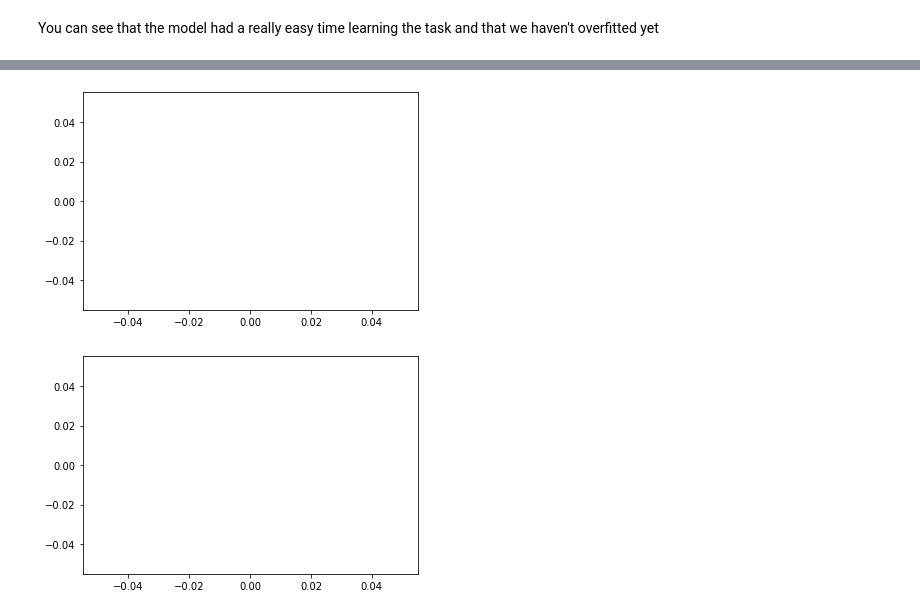
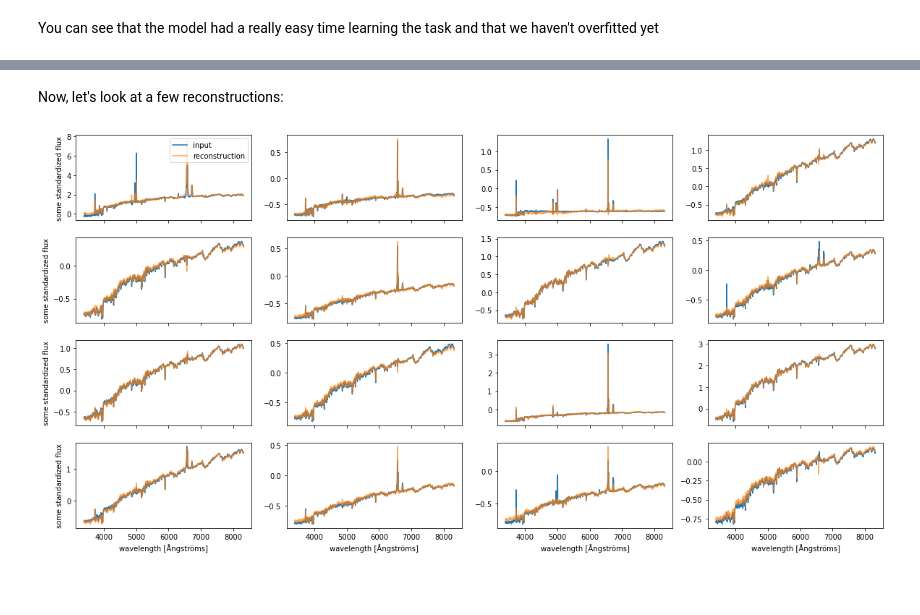
Before and after one commit to VMBoehm/ML_Lectures, a Jupyter notebook: IntroductionToVariationalAutoencoders_solutions.ipynb, the cells around one changed output, grey strips where cells are left out. Drawn from its saved outputs; the diff is of its cells as text; code cells hidden in the pictures; blank space fills up the shorter version.

```diff
--- a/IntroductionToVariationalAutoencoders_solutions.ipynb
+++ b/IntroductionToVariationalAutoencoders_solutions.ipynb
@@ -510,11 +365,28 @@ Done!
-# %%
-plt.figure()
-plt.plot(np.asarray(train_loss).flatten())
-plt.show()
-
-plt.plot(np.linspace(0,len(np.asarray(train_loss).flatten()),len(test_loss)),test_loss)
-#plt.ylim(0,0.1)
-plt.show()
-# %% [output]
-[figure, removed]
-[figure, removed]
+# %% [markdown]
+Now, let's look at a few reconstructions:
+# %%
+test_input = next(iter(test_dataloader))
+
+with torch.no_grad():
+  recons = AE(test_input)
+
+# This is the mapping from pixel to the de-redshifted (rest) wavelength
+wlmin, wlmax      = (3388,8318)
+fixed_num_bins    = 1000
+wl_range          = (np.log10(wlmin),np.log10(wlmax))
+wl                = np.logspace(wl_range[0],wl_range[1],fixed_num_bins)
+
+fig, ax = plt.subplots(4,4, figsize=(20,10), sharex=True)
+ax = ax.flatten()
+for ii in range(16):
+  ax[ii].plot(wl,test_input[ii], label='input')
+  ax[ii].plot(wl,recons[ii],alpha=0.7,label='reconstruction')
+  if ii in np.arange(12,16):
+    ax[ii].set_xlabel('wavelength [Ångströms]')
+  if ii in [0,4,8,12]:
+    ax[ii].set_ylabel('some standardized flux')
+  if ii==0:
+    ax[ii].legend()
+plt.show()
+# %% [output]
+[figure, added]
```
Also changed, not shown: parts of 53 cells of this notebook.
